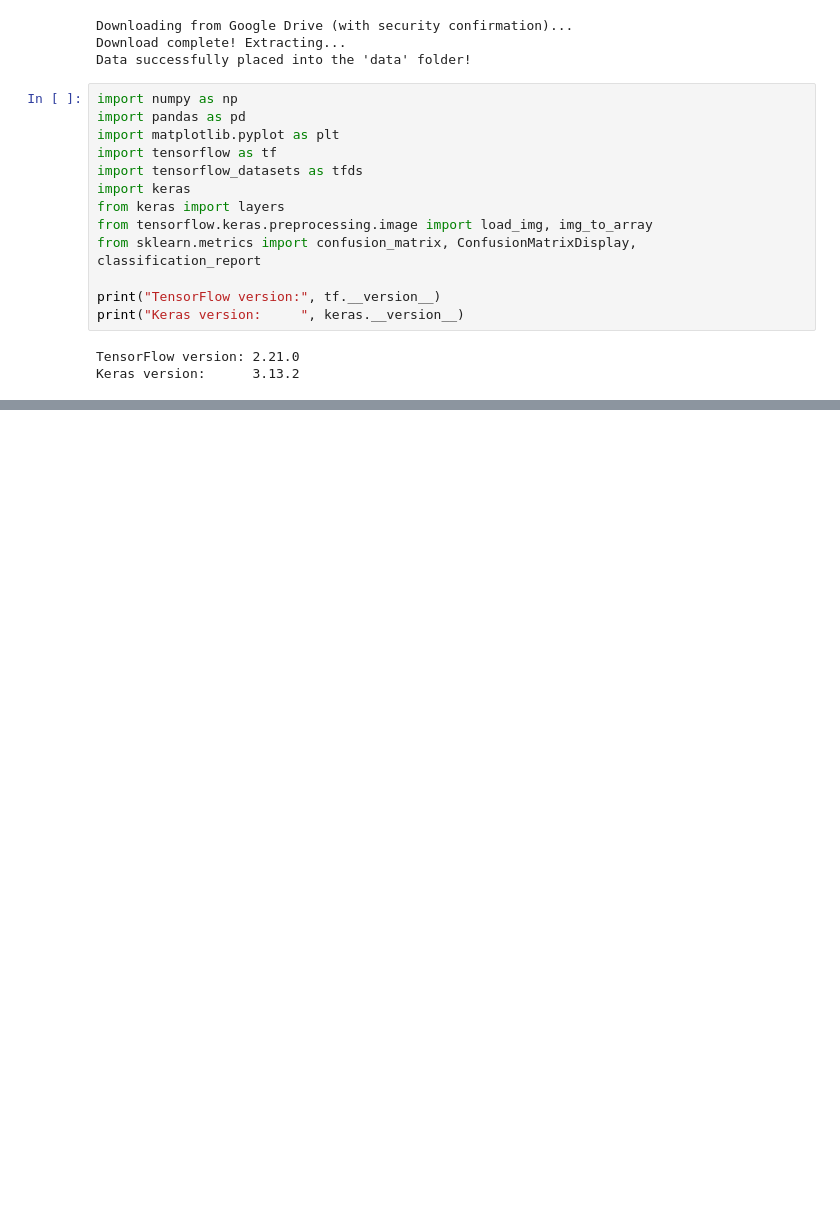
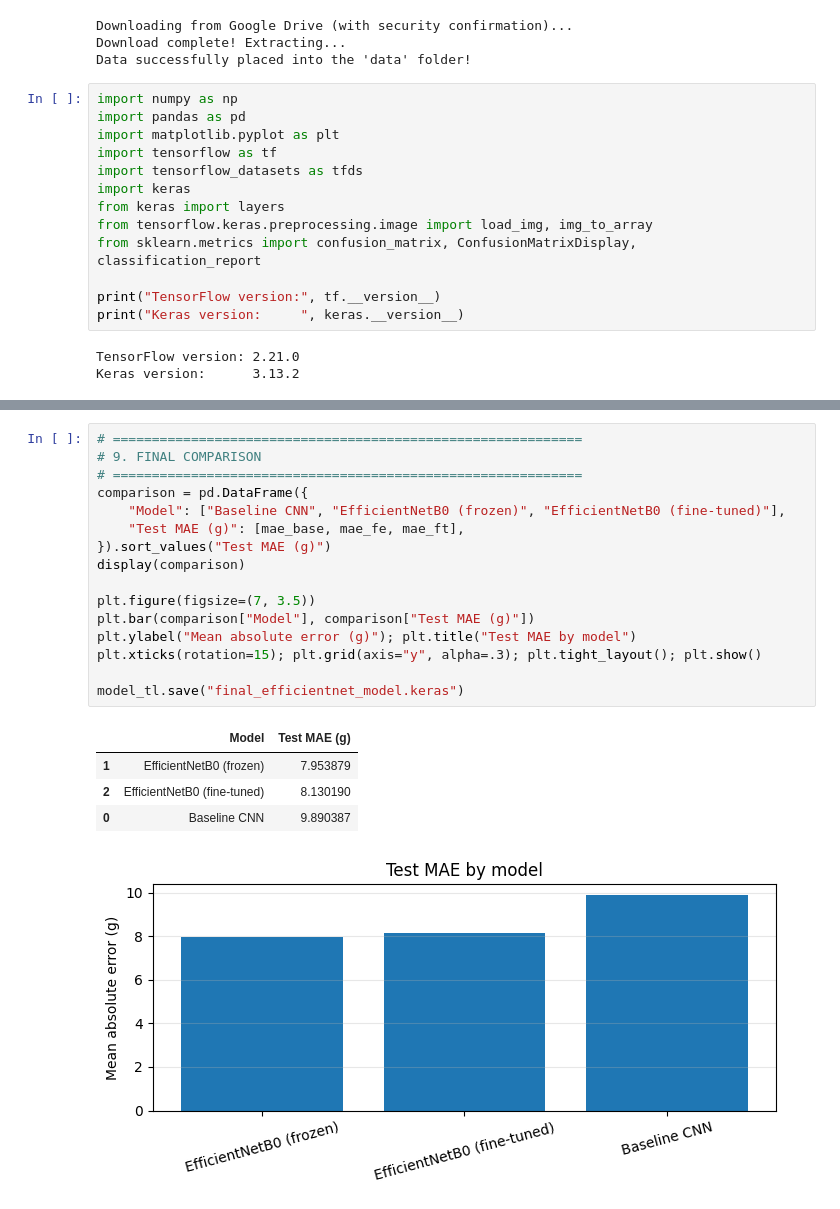
Before and after one commit to yulangrichard/Nagyhazi_Sordinger, a Jupyter notebook: nagyhazi_sordinger_milestone1.ipynb, the cells around one changed output, grey strips where cells are left out. Cells and saved outputs as stored; diff of their text form; blank space fills up the shorter version.

```diff
--- a/nagyhazi_sordinger_milestone1.ipynb
+++ b/nagyhazi_sordinger_milestone1.ipynb
@@ -200,0 +548,22 @@ plt.show()
+# %%
+# ============================================================
+# 9. FINAL COMPARISON
+# ============================================================
+comparison = pd.DataFrame({
+    "Model": ["Baseline CNN", "EfficientNetB0 (frozen)", "EfficientNetB0 (fine-tuned)"],
+    "Test MAE (g)": [mae_base, mae_fe, mae_ft],
+}).sort_values("Test MAE (g)")
+display(comparison)
+
+plt.figure(figsize=(7, 3.5))
+plt.bar(comparison["Model"], comparison["Test MAE (g)"])
+plt.ylabel("Mean absolute error (g)"); plt.title("Test MAE by model")
+plt.xticks(rotation=15); plt.grid(axis="y", alpha=.3); plt.tight_layout(); plt.show()
+
+model_tl.save("final_efficientnet_model.keras")
+# %% [output]
+|  | Model | Test MAE (g) |
+| 1 | EfficientNetB0 (frozen) | 7.953879 |
+| 2 | EfficientNetB0 (fine-tuned) | 8.130190 |
+| 0 | Baseline CNN | 9.890387 |
+[figure, added]
```
Also changed, not shown: parts of 7 cells of this notebook.
